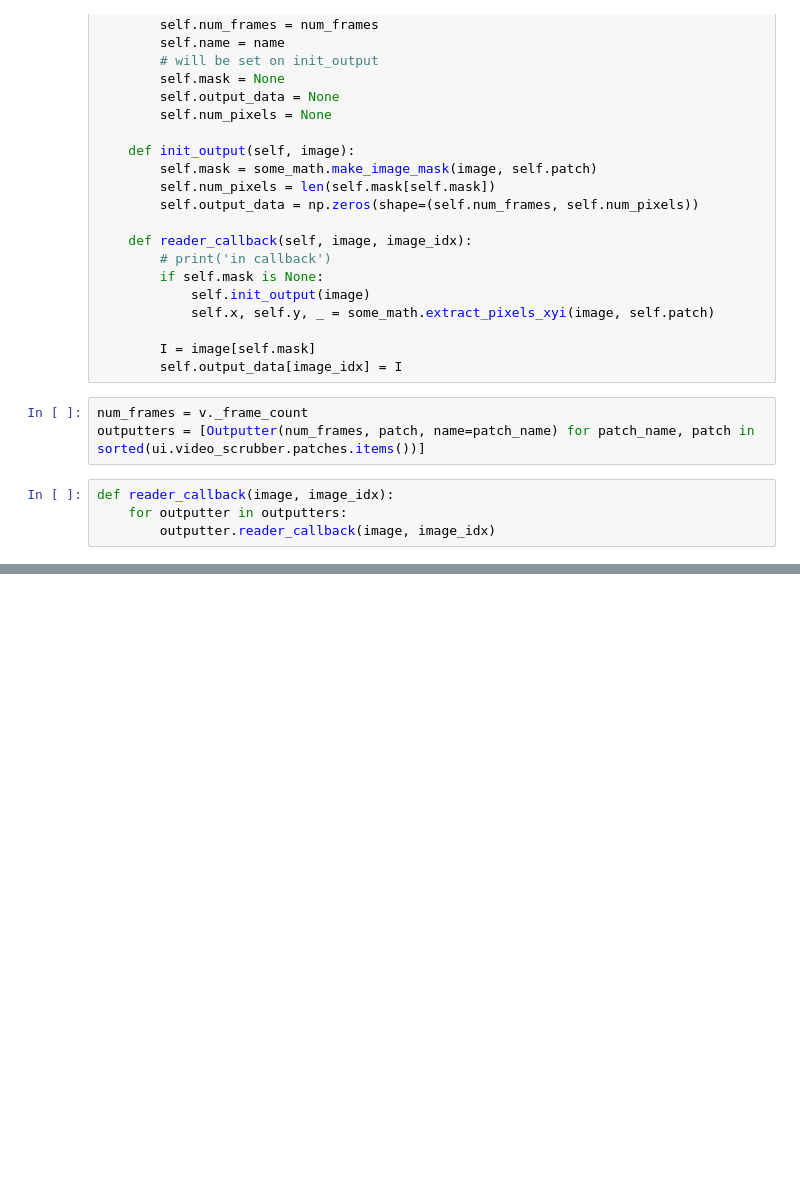
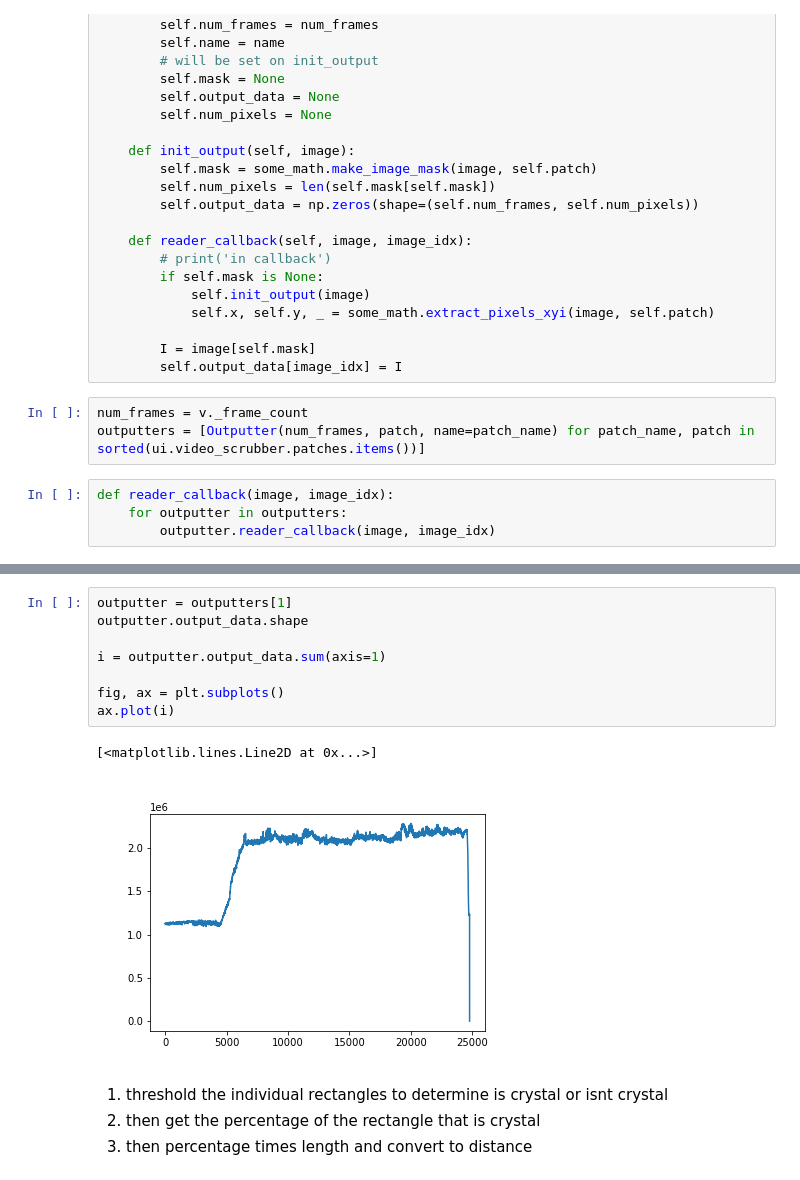
Before and after one commit to TheMartinLab/crystal-video, a Jupyter notebook: draw-on-movie.ipynb, the cells around one changed output, grey strips where cells are left out. Cells and saved outputs as stored; diff of their text form; blank space fills up the shorter version.

```diff
--- a/draw-on-movie.ipynb
+++ b/draw-on-movie.ipynb
@@ -411,0 +409,15 @@ ax.plot(i)
+# %%
+outputter = outputters[1]
+outputter.output_data.shape
+
+i = outputter.output_data.sum(axis=1)
+
+fig, ax = plt.subplots()
+ax.plot(i)
+# %% [output]
+[<matplotlib.lines.Line2D at 0x...>]
+[figure, added]
+# %% [markdown]
+1. threshold the individual rectangles to determine is crystal or isnt crystal
+2. then get the percentage of the rectangle that is crystal
+3. then percentage times length and convert to distance
```
Also changed, not shown: parts of 14 cells of this notebook.
